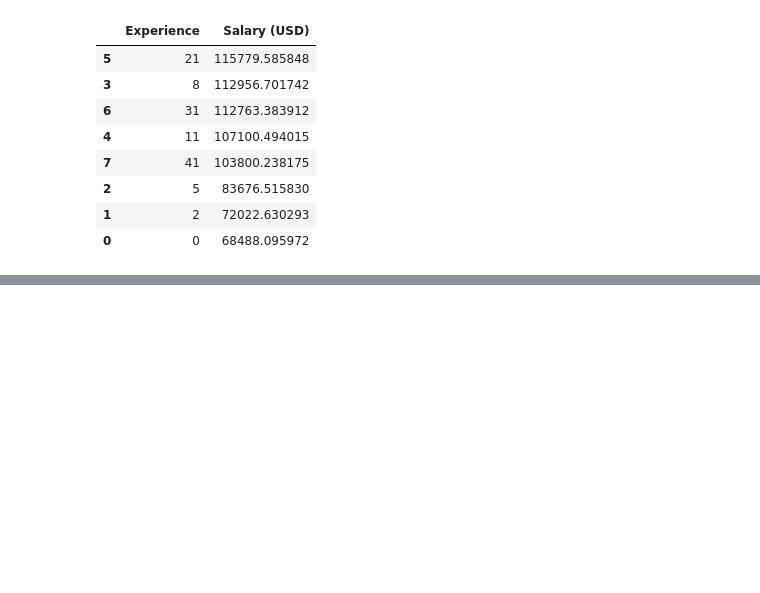
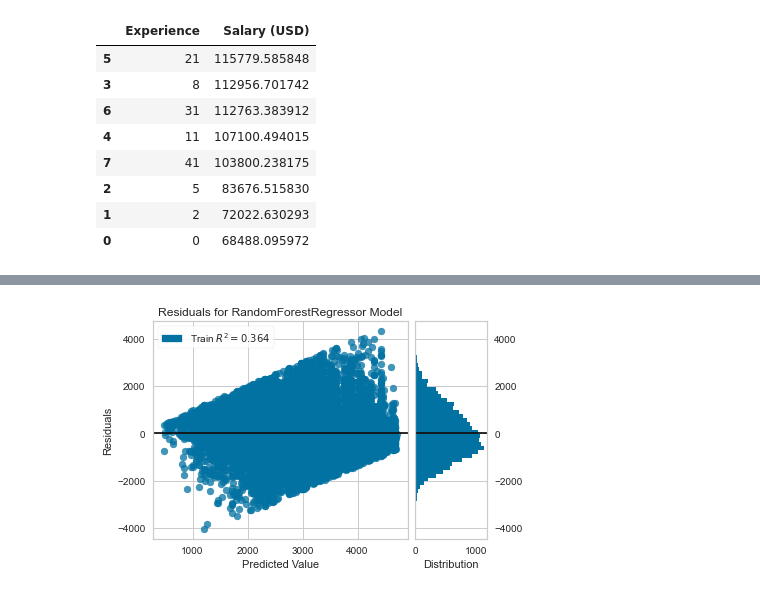
Before and after one commit to Abby-w/COMP4447-Final-Project, a Jupyter notebook: Data_analysis.ipynb, the cells around one changed output, grey strips where cells are left out. Drawn from its saved outputs; the diff is of its cells as text; code cells hidden in the pictures; blank space fills up the shorter version.

```diff
--- a/Data_analysis.ipynb
+++ b/Data_analysis.ipynb
@@ -266,0 +242,4 @@ array([0.35646218, 0.07910061, 0.13812044, 0.07416448, 0.06599241,
+# %%
+ResidualsPlot(clr, hist=True, qqplot=False).fit(X_train, y_train).finalize()
+# %% [output]
+[figure, added]
```
Also changed, not shown: parts of 6 cells of this notebook, 1 other file.
